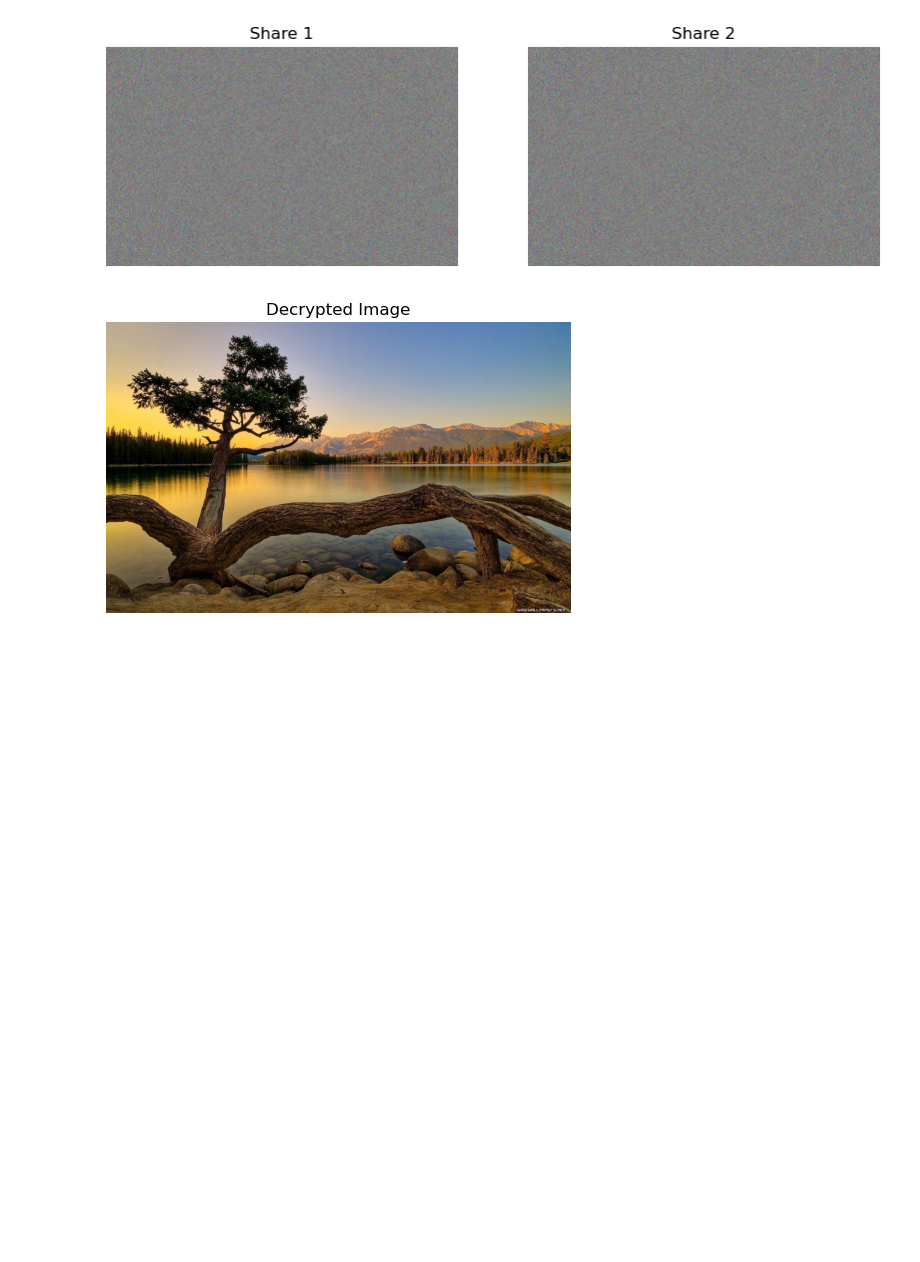
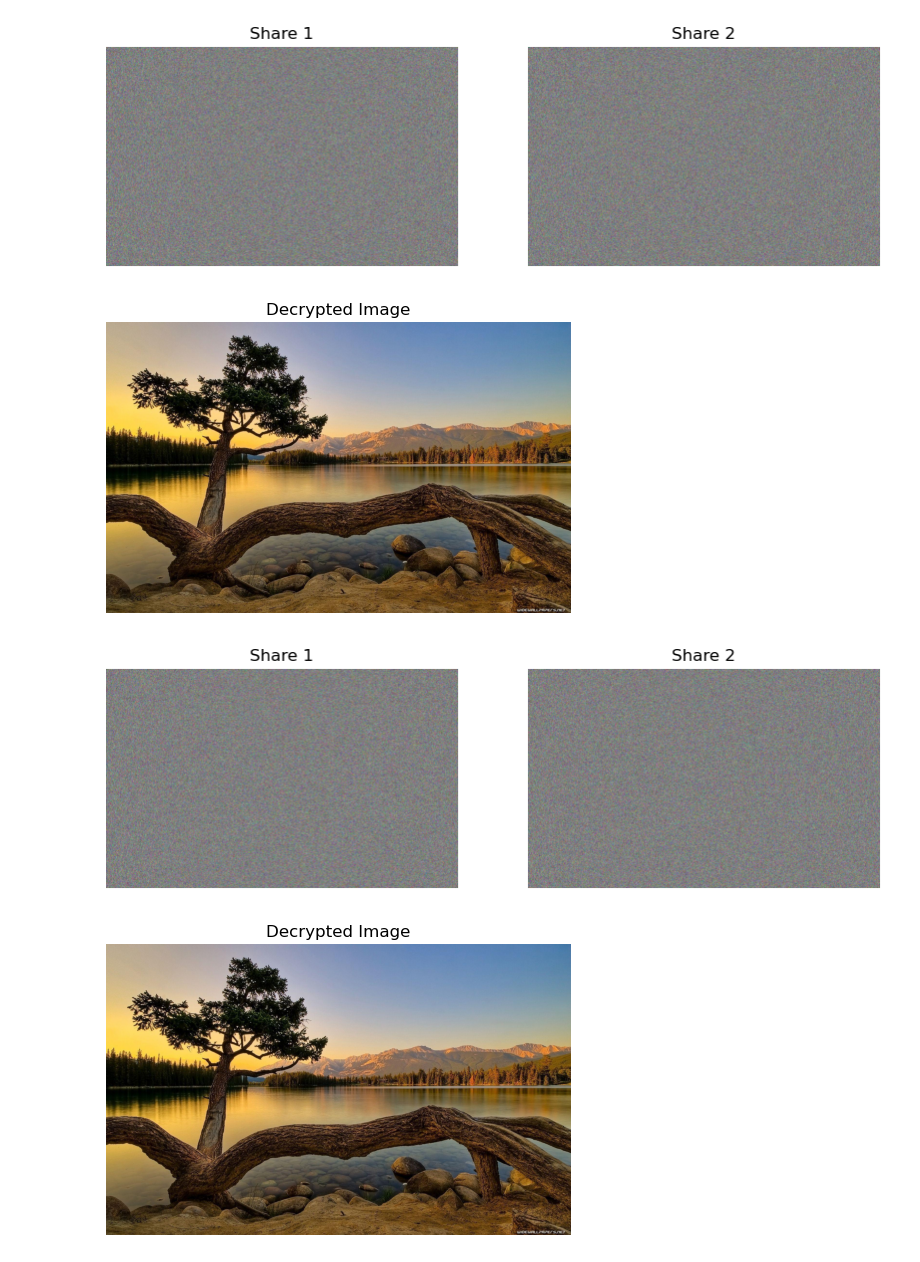
Before and after one commit to AmanRw/VisualCrypto, a Jupyter notebook: encryption of image.ipynb, the cells around one changed output. Drawn from its saved outputs; the diff is of its cells as text; code cells hidden in the pictures; blank space fills up the shorter version.

```diff
--- a/encryption of image.ipynb
+++ b/encryption of image.ipynb
@@ -245,3 +245,80 @@ plt.show()
 # %% [output]
 [figure]
 [figure]
+# %%
+from PIL import Image
+import numpy as np
+import matplotlib.pyplot as plt
+
+# Function to split an image into two shares using a key
+def split_image(image_path, key):
+    original_image = Image.open(image_path)
+    width, height = original_image.size
+
+    # Create two blank images for shares
+    share1 = Image.new("RGB", (width, height), "white")
+    share2 = Image.new("RGB", (width, height), "white")
+
+    # Seed the random number generator with the key
+    np.random.seed(sum(ord(char) for char in key))
+
+    # Iterate through each pixel of the original image
+    for x in range(width):
+        for y in range(height):
+            pixel = original_image.getpixel((x, y))
+            # Generate random numbers for shares
+            rand1 = np.random.randint(256, size=3)
+            rand2 = np.bitwise_xor(np.array(pixel), rand1)
+            # Set pixels of shares
+            share1.putpixel((x, y), tuple(rand1))
+            share2.putpixel((x, y), tuple(rand2))
+
+    return share1, share2
+
+# Function to decrypt image from two shares using XOR operation
+def decrypt_image(share1, share2):
+    width, height = share1.size
+    decrypted_image = Image.new("RGB", (width, height), "white")
+
+    # Iterate through each pixel of the shares and perform XOR operation
+    for x in range(width):
+        for y in range(height):
+            pixel_share1 = share1.getpixel((x, y))
+            pixel_share2 = share2.getpixel((x, y))
+            decrypted_pixel = tuple(np.bitwise_xor(np.array(pixel_share1), np.array(pixel_share2)))
+            decrypted_image.putpixel((x, y), decrypted_pixel)
+
+    return decrypted_image
+
+# Encrypt and decrypt a colored image using visual cryptography with a key
+original_image_path = "image.jpg"  # Change this to your image path
+encryption_key = "my_secret_key"  # Change this to your desired key
+
+# Split the original image into two shares using the key
+share1, share2 = split_image(original_image_path, encryption_key)
+
+# Display the shares
+plt.figure(figsize=(10, 5))
+plt.subplot(1, 2, 1)
+plt.imshow(share1)
+plt.title('Share 1')
+plt.axis('off')
+
+plt.subplot(1, 2, 2)
+plt.imshow(share2)
+plt.title('Share 2')
+plt.axis('off')
+plt.show()
+
+# Decrypt the image using XOR operation on shares
+decrypted_image = decrypt_image(share1, share2)
+
+# Display the decrypted image
+plt.figure(figsize=(6, 6))
+plt.imshow(decrypted_image)
+plt.title('Decrypted Image')
+plt.axis('off')
+plt.show()
+# %% [output]
+[figure, added]
+[figure, added]
```
